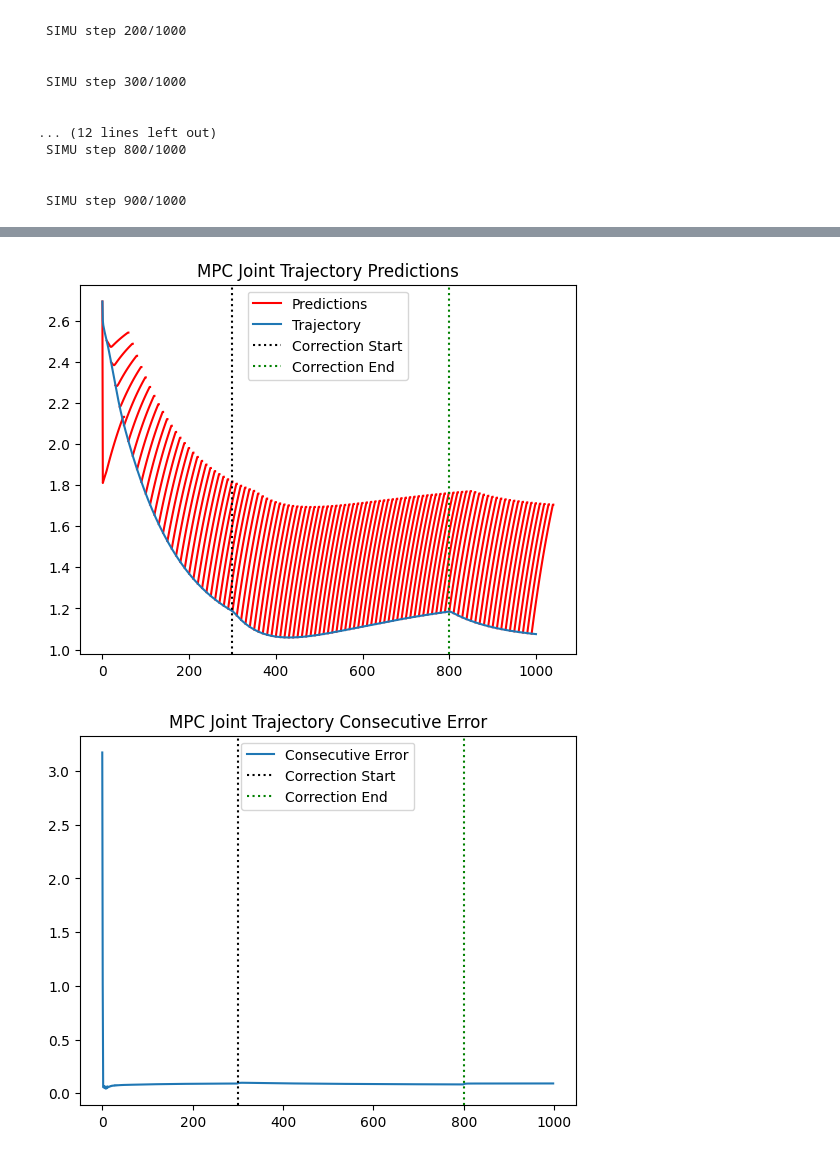
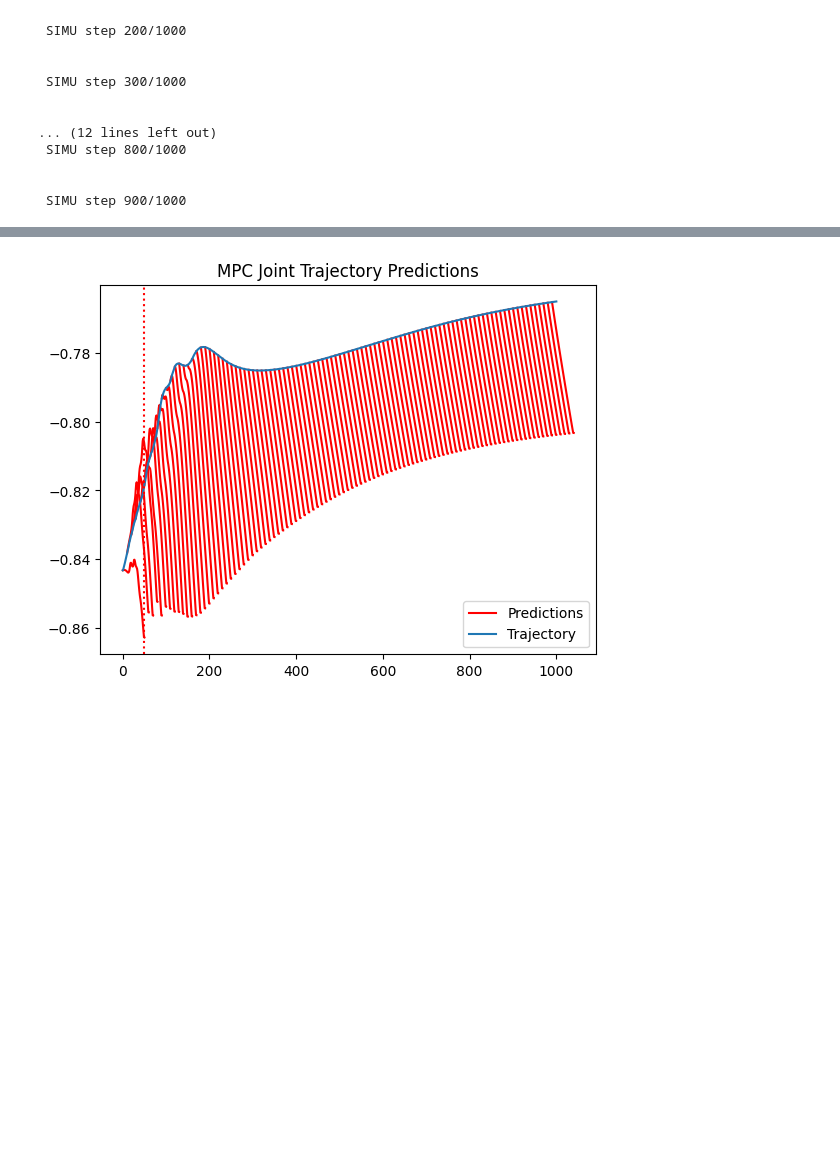
Before and after one commit to SarmadMehrdad/kuka_mujoco, a Jupyter notebook: obstacle_avoidance_mpc.ipynb, the cells around one changed output, grey strips where cells are left out. Drawn from its saved outputs; the diff is of its cells as text; code cells hidden in the pictures; blank space fills up the shorter version.

```diff
--- a/obstacle_avoidance_mpc.ipynb
+++ b/obstacle_avoidance_mpc.ipynb
@@ -208,6 +321,8 @@ terminal_DAM = crocoddyl.DifferentialActionModelFreeFwdDynamics(state, actuation
 dt = 1e-2
 runningModel = crocoddyl.IntegratedActionModelEuler(running_DAM, dt)
 terminalModel = crocoddyl.IntegratedActionModelEuler(terminal_DAM, 0.)
+runningModel.differential.armature = np.array([0.1, 0.1, 0.1, 0.1, 0.1, 0.1, 0.])
+terminalModel.differential.armature = np.array([0.1, 0.1, 0.1, 0.1, 0.1, 0.1, 0.])
 # %%
 # Create the shooting problem
 T = 50
@@ -437,3 +749,14 @@ for i in range(sim_data['N_sim']):
 
 
  SIMU step 900/1000
+# %%
+error_traj = np.stack(error_traj)
+error_goal = np.stack(error_goal)
+sqr_err = error_goal**2
+err_int = np.stack(sqr_int_err)
+PE = np.stack(PE)
+KE = np.stack(KE)
+X_cost = np.stack(Xcost)
+U_cost = np.stack(Ucost)
+C_cost = np.stack(Ccost)
+# mj_tau = np.stack(mj_tau)
@@ -439,0 +767,7 @@ for i in range(sim_data['N_sim']):
+# %%
+for i in range(C_cost.shape[1]):
+    plt.plot(C_cost[:,i])
+plt.legend(['C1', 'C2', 'C3'])
+plt.show()
+
+plt.plot(C_cost[:,2])
@@ -440,42 +828,53 @@ for i in range(sim_data['N_sim']):
 # %%
-s_id = 6 # which state value to plot: [q, q_dot] from 0 to 13
+s_id = 4 # which state value to plot: [q, q_dot] from 0 to 13
 
 for i in range(mpc_cycle):
     if (i%10 == 0):
         t = np.linspace(i,i+T,T+1)
         if i == 0:
             plt.plot(t,sim_data['state_pred'][i,:,s_id],color='red')
         else:
             plt.plot(t,sim_data['state_pred'][i,:,s_id],color='red', label='_nolegend_')
 plt.plot(sim_data['state_mea_SIM_RATE'][:,s_id])
 if apply_correction:
     plt.axvline(x = corr_t_start, color = 'k',linestyle = ':')
     plt.axvline(x = corr_t_end, color = 'g',linestyle = ':')
     plt.legend(['Predictions', 'Trajectory','Correction Start','Correction End'])
 else:
     plt.legend(['Predictions', 'Trajectory'])
 plt.title('MPC Joint Trajectory Predictions')
+plt.axvline(x = sim_data['N_h'], color = 'r',linestyle = ':')
 plt.show()
 
 diff_pred = []
 for i in range(mpc_cycle-1):
     state_prev = sim_data['state_pred'][i,1:,s_id]
     state_curr = sim_data['state_pred'][i+1,:-1,s_id]
     diff_pred.append(np.linalg.norm(state_prev-state_curr))
 
-diff_pred = np.stack(diff_pred)
-plt.plot(diff_pred)
-if apply_correction:
-    plt.axvline(x = corr_t_start, color = 'k',linestyle = ':')
-    plt.axvline(x = corr_t_end, color = 'g',linestyle = ':')
-    plt.legend(['Consecutive Error','Correction Start','Correction End'])
-else:
-    plt.legend(['Consecutive Error'])
-plt.title('MPC Joint Trajectory Consecutive Error')
-plt.show()
+# diff_pred = np.stack(diff_pred)
+# plt.plot(diff_pred)
+# if apply_correction:
+#     plt.axvline(x = corr_t_start, color = 'k',linestyle = ':')
+#     plt.axvline(x = corr_t_end, color = 'g',linestyle = ':')
+#     plt.legend(['Consecutive Error','Correction Start','Correction End'])
+# else:
+#     plt.legend(['Consecutive Error'])
+# plt.title('MPC Joint Trajectory Consecutive Error')
+# plt.show()
+
+# costs = np.stack(cost_hist)
+# plt.plot(costs)
+# if apply_correction:
+#     plt.axvline(x = corr_t_start, color = 'k',linestyle = ':')
+#     plt.axvline(x = corr_t_end, color = 'g',linestyle = ':')
+#     plt.legend(['Cost','Correction Start','Correction End'])
+# else:
+#     plt.legend(['Cost'])
+# plt.title('Cost History')
+# plt.show()
 # %% [output]
-[figure, old version]
+[figure, new version]
-[figure, removed]
 # %%
 sim_data['pose_pred'] = convert_2_cart(sim_data['state_pred'], endeff_frame_id)
 # %%
```
Also changed, not shown: parts of 42 cells of this notebook.
